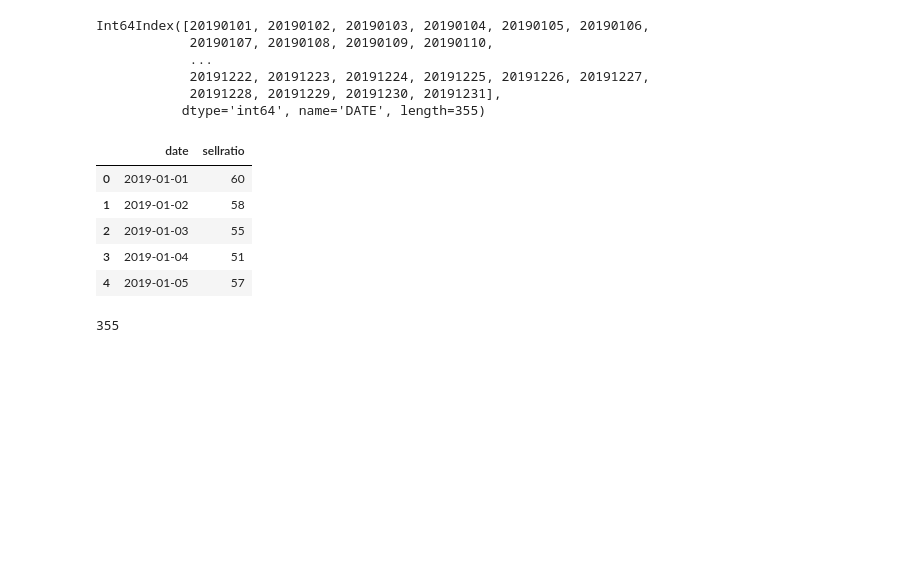
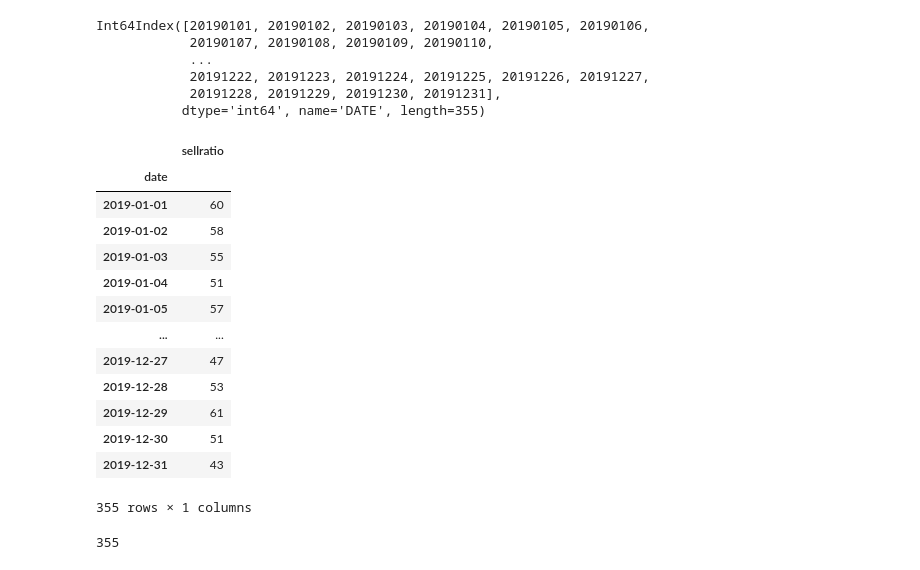
Before and after one commit to HWANG-HOE-SUN/bigcon, a Jupyter notebook: BigCon1.ipynb, the cells around one changed output. Saved outputs shown, nothing was run; the diff lists cells and outputs as text; code cells hidden in the pictures; blank space fills up the shorter version.

```diff
--- a/BigCon1.ipynb
+++ b/BigCon1.ipynb
@@ -609,14 +965,22 @@ Missing=['2019-01-31','2019-02-23','2019-06-27','2019-09-03','2019-09-06',
 for i in grouped_day_item.xs('의류').index: #의류측 판매결측자료 찾기
   print(i)
 # %%
-naver.head()
+naver
 # %% [output]
-|  | date | sellratio |
-| 0 | 2019-01-01 | 60 |
-| 1 | 2019-01-02 | 58 |
-| 2 | 2019-01-03 | 55 |
-| 3 | 2019-01-04 | 51 |
-| 4 | 2019-01-05 | 57 |
+|  | sellratio |
+| date |  |
+| 2019-01-01 | 60 |
+| 2019-01-02 | 58 |
+| 2019-01-03 | 55 |
+| 2019-01-04 | 51 |
+| 2019-01-05 | 57 |
+| ... | ... |
+| 2019-12-27 | 47 |
+| 2019-12-28 | 53 |
+| 2019-12-29 | 61 |
+| 2019-12-30 | 51 |
+| 2019-12-31 | 43 |
+355 rows × 1 columns
 # %%
 s1 = naver['date']
 s2 = pd.Series(Missing)
```
Also changed, not shown: parts of 110 cells of this notebook.
